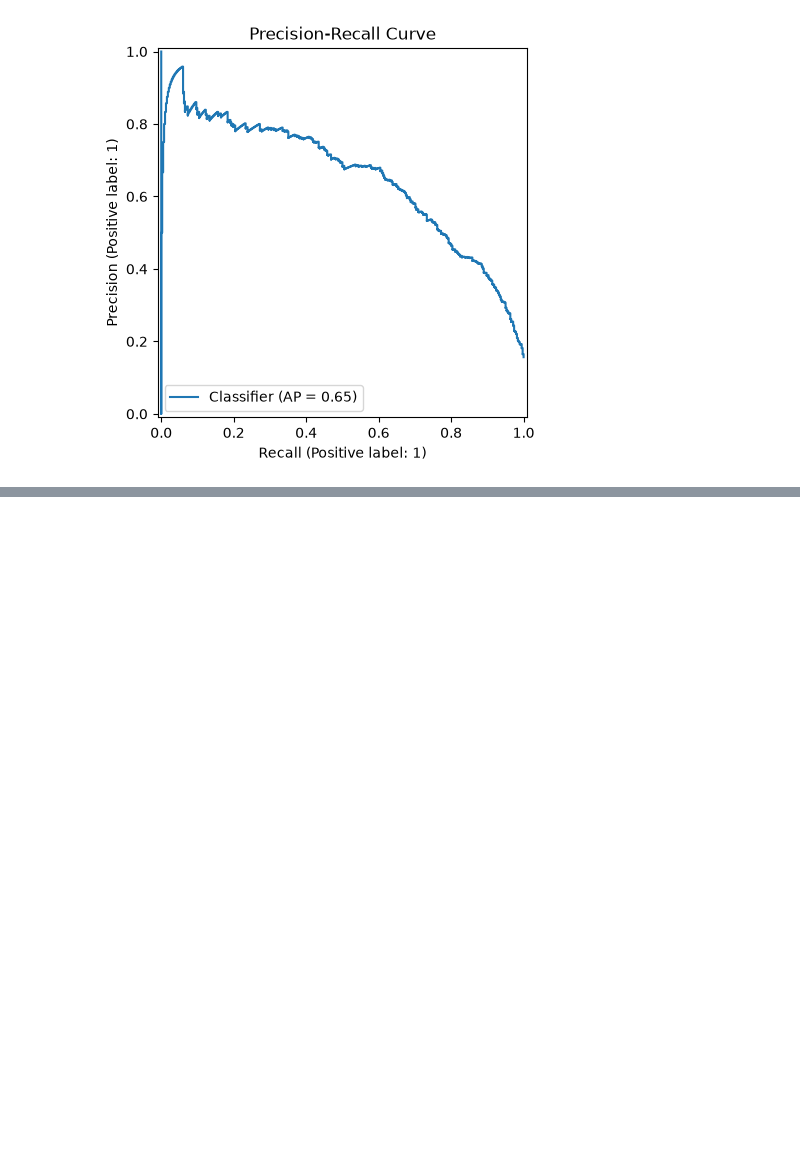
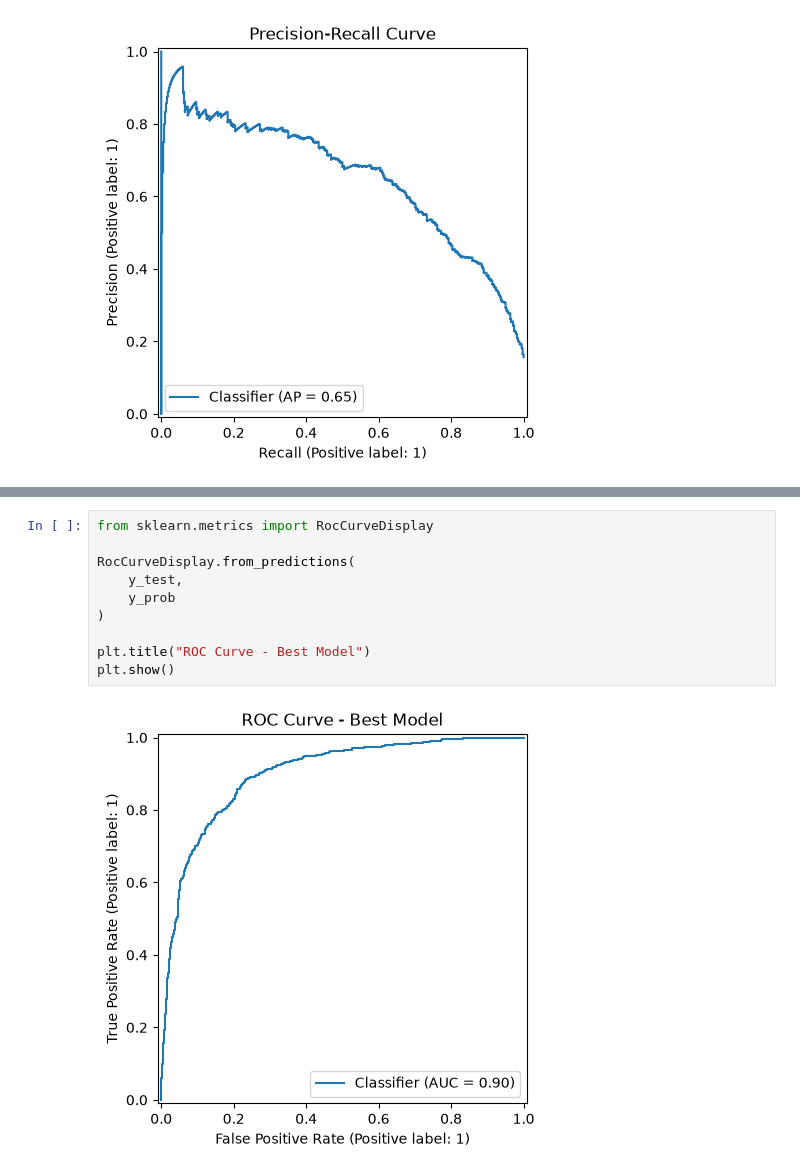
Before and after one commit to devdhruvsingh/ecommerce-purchase-predictions, a Jupyter notebook: notebooks/01_data_exploration.ipynb, the cells around one changed output, grey strips where cells are left out. Cells and saved outputs as stored; diff of their text form; blank space fills up the shorter version.

```diff
--- a/notebooks/01_data_exploration.ipynb
+++ b/notebooks/01_data_exploration.ipynb
@@ -1508,0 +1522,12 @@ plt.show()
+# %%
+from sklearn.metrics import RocCurveDisplay
+
+RocCurveDisplay.from_predictions(
+    y_test,
+    y_prob
+)
+
+plt.title("ROC Curve - Best Model")
+plt.show()
+# %% [output]
+[figure, added]
```
Also changed, not shown: parts of 18 cells of this notebook, 5 other files.
